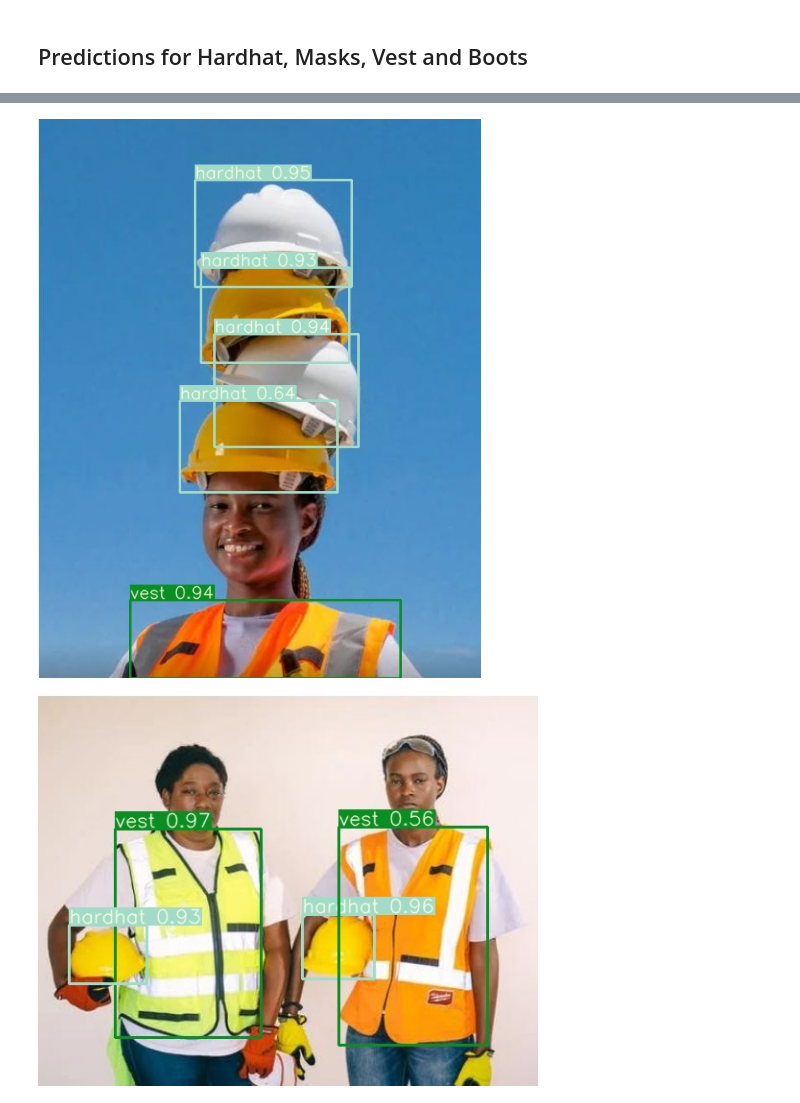
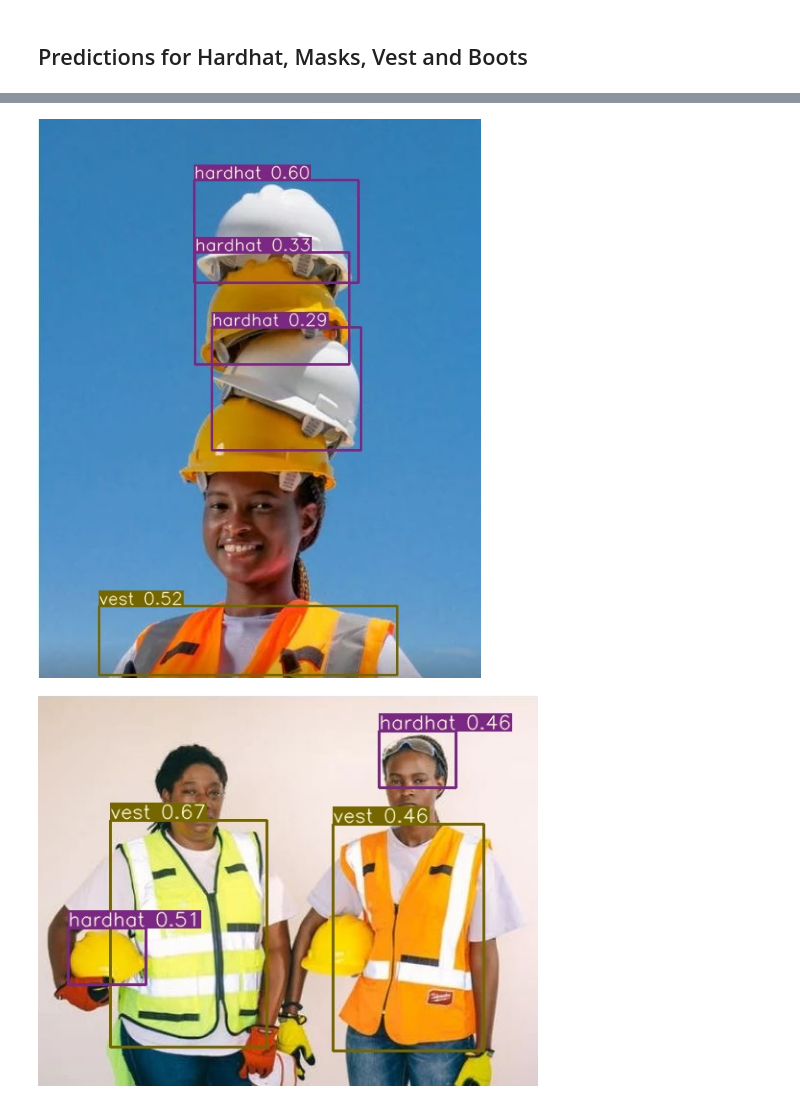
Before and after one commit to amitkml/Transformer-DeepLearning, a Jupyter notebook: Session-11-Yolo-ObjDetection/YoloV3-CustomDataSet/EVA7_Custom_Objects_YoloV3.ipynb, the cells around one changed output, grey strips where cells are left out. Cells and saved outputs as stored; diff of their text form; code cells hidden in the pictures.

```diff
--- a/Session-11-Yolo-ObjDetection/YoloV3-CustomDataSet/EVA7_Custom_Objects_YoloV3.ipynb
+++ b/Session-11-Yolo-ObjDetection/YoloV3-CustomDataSet/EVA7_Custom_Objects_YoloV3.ipynb
@@ -300,9 +329,9 @@ Image(filename='/content/drive/MyDrive/YoloV3_Custom_Data/YoloV3/output/image-01
 # %%
-Image(filename='/content/drive/MyDrive/YoloV3_Custom_Data/YoloV3/output/image-02.jpg', width=w)
+Image(filename='/content/drive/MyDrive/EVA/output/image-02.jpg', width=w)
 # %% [output]
-[figure, old version]
+[figure, new version]
 # %%
-Image(filename='/content/drive/MyDrive/YoloV3_Custom_Data/YoloV3/output/image-03.jpg', width=w)
+Image(filename='/content/drive/MyDrive/EVA/output/image-03.jpg', width=w)
 # %% [output]
-[figure, old version]
+[figure, new version]
 # %%
```
Also changed, not shown: parts of 34 cells of this notebook.
